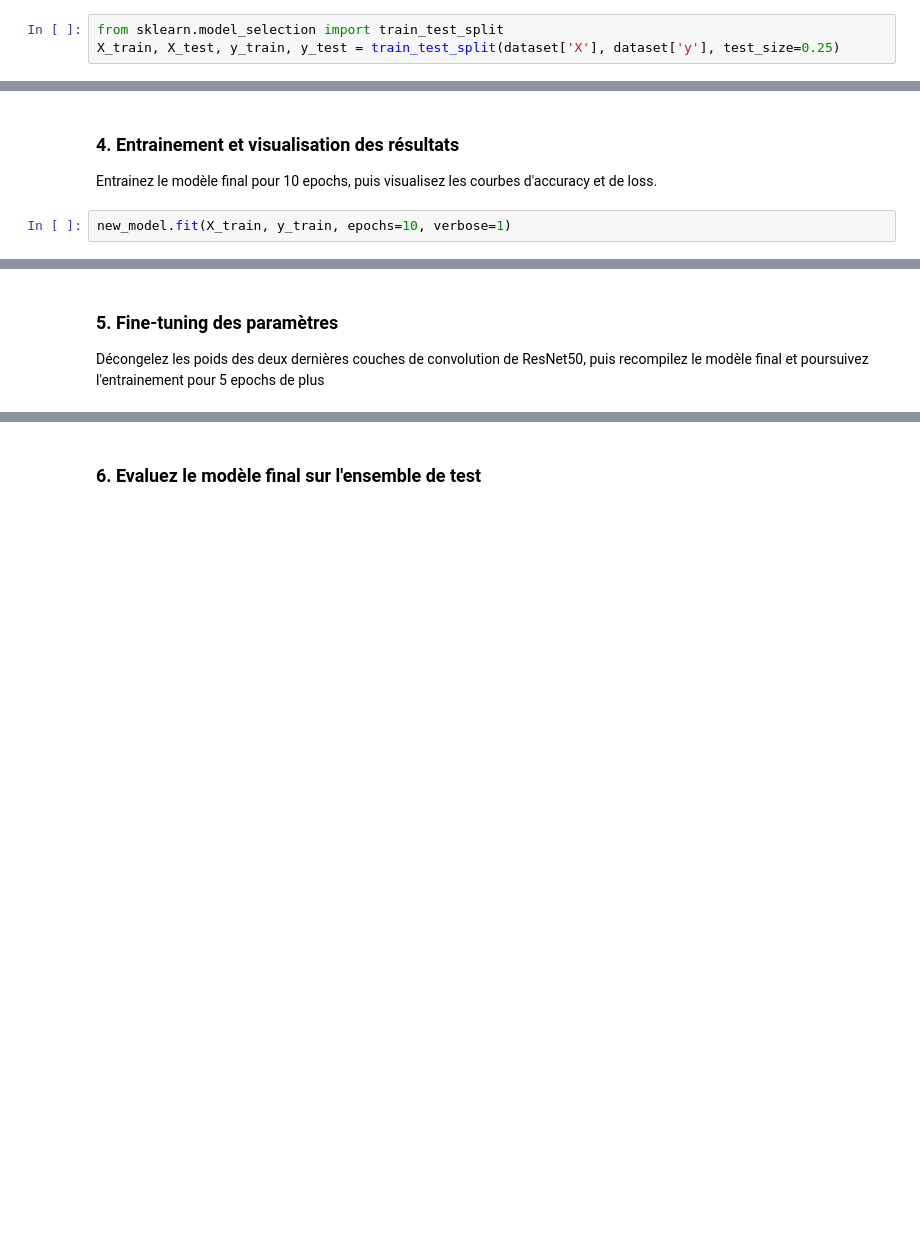
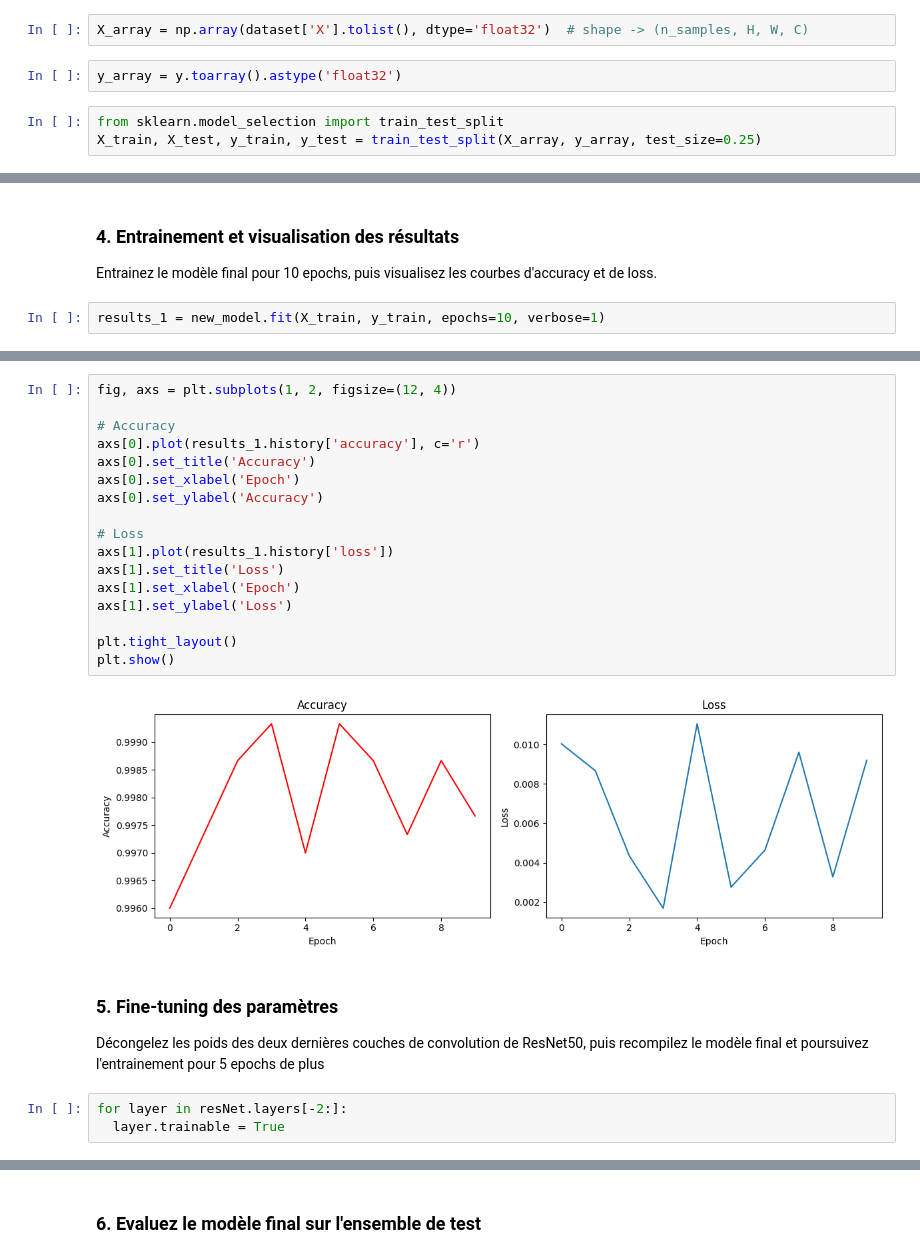
Before and after one commit to Angel0503/DeepLearning, a Jupyter notebook: TransferLearning/TP5_transfert_learning.ipynb, the cells around one changed output, grey strips where cells are left out. Cells and saved outputs as stored; diff of their text form; blank space fills up the shorter version.

```diff
--- a/TransferLearning/TP5_transfert_learning.ipynb
+++ b/TransferLearning/TP5_transfert_learning.ipynb
@@ -65,9 +65,13 @@ encoder = OneHotEncoder()
 y = encoder.fit_transform(df[['labels']])
 # %%
 dataset = pd.DataFrame({'X':X, 'y':y})
+# %%
+X_array = np.array(dataset['X'].tolist(), dtype='float32')  # shape -> (n_samples, H, W, C)
+# %%
+y_array = y.toarray().astype('float32')
 # %%
 from sklearn.model_selection import train_test_split
-X_train, X_test, y_train, y_test = train_test_split(dataset['X'], dataset['y'], test_size=0.25)
+X_train, X_test, y_train, y_test = train_test_split(X_array, y_array, test_size=0.25)
 # %% [markdown]
 ### 2. Chargement du modèle pré-entrainé
 
@@ -121,5 +128,5 @@ new_model.compile(loss='categorical_crossentropy', optimizer=adam, metrics=['acc
 
 Entrainez le modèle final pour 10 epochs, puis visualisez les courbes d'accuracy et de loss.
 # %%
-new_model.fit(X_train, y_train, epochs=10, verbose=1)
+results_1 = new_model.fit(X_train, y_train, epochs=10, verbose=1)
 # %% [output]
@@ -127,4 +153,26 @@ ValueError: Invalid dtype: object
+# %%
+fig, axs = plt.subplots(1, 2, figsize=(12, 4))
+
+# Accuracy
+axs[0].plot(results_1.history['accuracy'], c='r')
+axs[0].set_title('Accuracy')
+axs[0].set_xlabel('Epoch')
+axs[0].set_ylabel('Accuracy')
+
+# Loss
+axs[1].plot(results_1.history['loss'])
+axs[1].set_title('Loss')
+axs[1].set_xlabel('Epoch')
+axs[1].set_ylabel('Loss')
+
+plt.tight_layout()
+plt.show()
+# %% [output]
+[figure, added]
 # %% [markdown]
 ### 5. Fine-tuning des paramètres
 
 Décongelez les poids des deux dernières couches de convolution de ResNet50, puis recompilez le modèle final et poursuivez l'entrainement pour 5 epochs de plus
+# %%
+for layer in resNet.layers[-2:]:
+  layer.trainable = True
```
Also changed, not shown: parts of 12 cells of this notebook.
